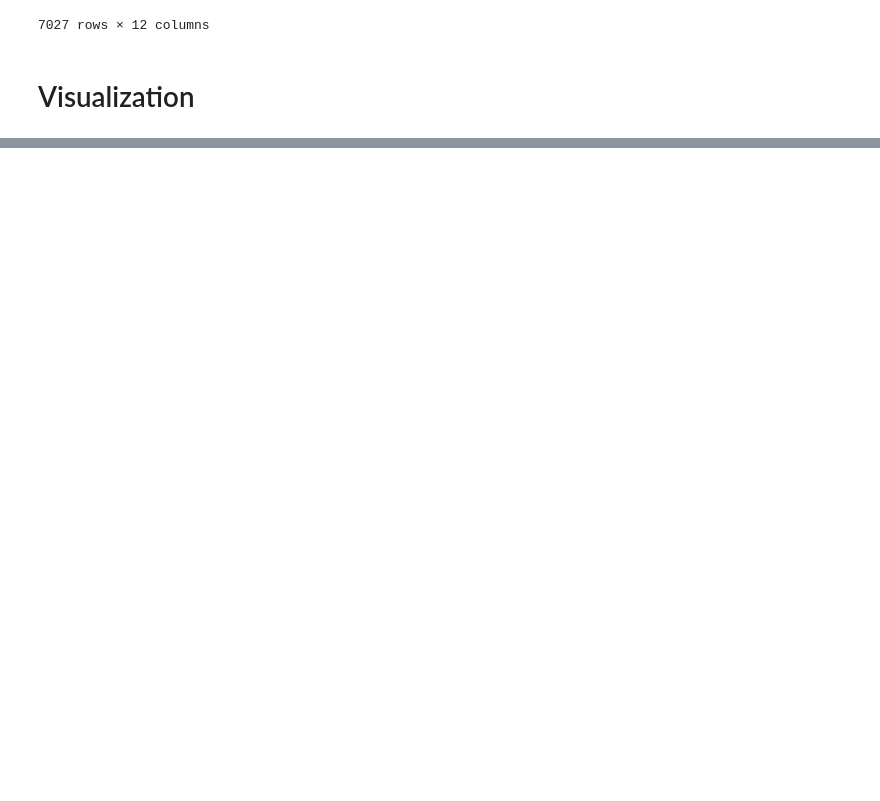
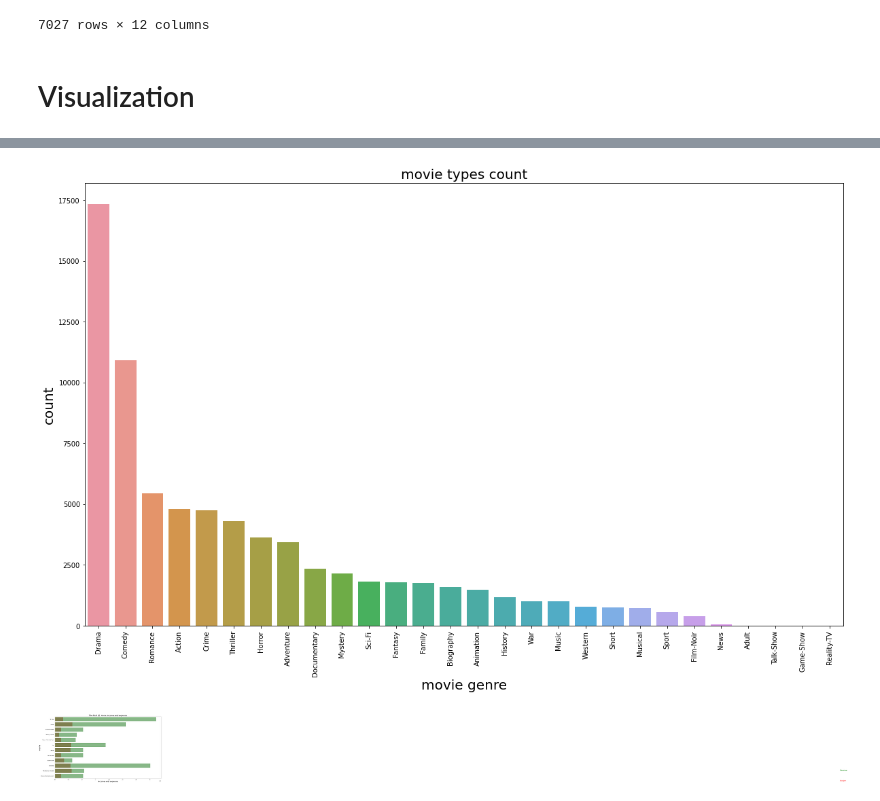
Before and after one commit to goqor0001/ml_project, a Jupyter notebook: visualization/Visualization.ipynb, the cells around one changed output, grey strips where cells are left out. Saved outputs shown, nothing was run; the diff lists cells and outputs as text; code cells hidden in the pictures; blank space fills up the shorter version.

```diff
--- a/visualization/Visualization.ipynb
+++ b/visualization/Visualization.ipynb
@@ -264,0 +269,47 @@ Name: popularity, Length: 33719, dtype: float64
+# %%
+genre = df.Genre.copy()
+
+list_kind = genre.str.split("|")
+a = []
+for each in list_kind:
+    for i in each:
+        a.append(i)
+
+c=[]
+for each in a:
+    if each != "":
+         c.append(each)
+
+f = dict(Counter(c))
+
+df3 = pd.DataFrame(list(f.items()),columns = ["kind","ratio"])
+new_index =( df3.ratio.sort_values(ascending=False)).index.values
+new = df3.reindex(new_index)
+
+
+
+plt.figure( figsize = (20, 12))
+fig = sns.barplot(x="kind",y="ratio",data=new)
+plt.xticks(rotation = 90)
+plt.xlabel("movie genre",fontsize=20)
+plt.ylabel("count",fontsize=20)
+plt.title("movie types count",fontsize = 20)
+fig.figure.savefig('plots/genre_count.png')
+plt.show()
+# %% [output]
+[figure, added]
+# %%
+plt.figure(figsize = (20,12))
+
+sns.barplot(x = "budget", y = "original_title",data= df.head(12),color= "red", alpha=0.5,label ="Budget")
+fig = sns.barplot(x = "revenue",y = "original_title", data=  df.head(12),color="green",alpha=0.5,Label="Revenue")
+
+plt.text(2900000000,10,s="Revenue",color="green",fontsize = 17 ,style ="italic")
+plt.text(2900000000,12, s="Budget", color="red",  fontsize = 17 ,style ="italic")
+
+plt.xlabel("income and expense",fontsize= 20)
+plt.ylabel("movie",fontsize= 20)
+plt.title("The First 12 Movie income and expense",fontsize = 20)
+fig.figure.savefig('plots/income_expance.png')
+# %% [output]
+[figure, added]
```
Also changed, not shown: parts of 14 cells of this notebook.
